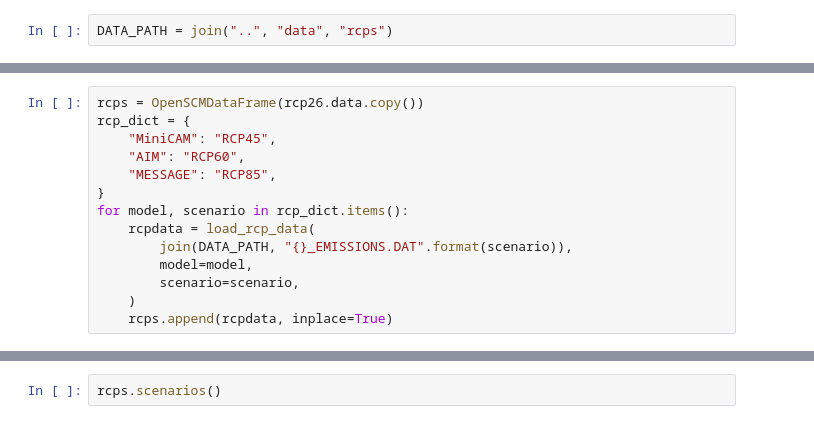
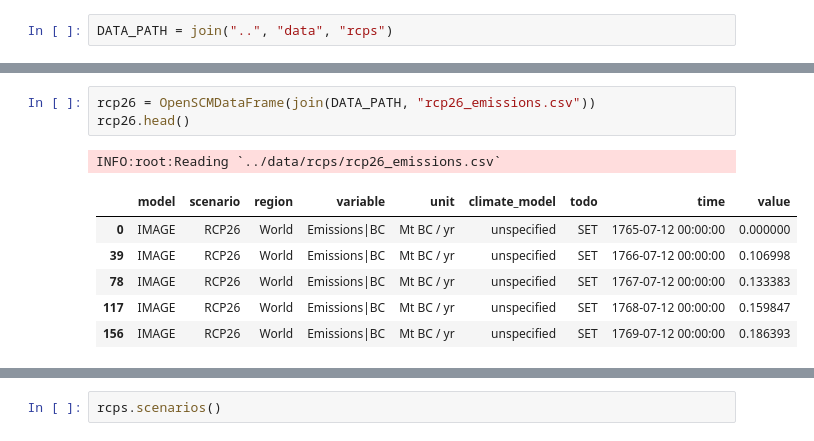
Before and after one commit to znicholls/openscm, a Jupyter notebook: notebooks/demo.ipynb, the cells around one changed output, grey strips where cells are left out. Saved outputs shown, nothing was run; the diff lists cells and outputs as text.

```diff
--- a/notebooks/demo.ipynb
+++ b/notebooks/demo.ipynb
@@ -44,14 +27,11 @@ rcp26.head()
-# %%
-rcps = OpenSCMDataFrame(rcp26.data.copy())
-rcp_dict = {
-    "MiniCAM": "RCP45",
-    "AIM": "RCP60",
-    "MESSAGE": "RCP85",
-}
-for model, scenario in rcp_dict.items():
-    rcpdata = load_rcp_data(
-        join(DATA_PATH, "{}_EMISSIONS.DAT".format(scenario)),
-        model=model,
-        scenario=scenario,
-    )
-    rcps.append(rcpdata, inplace=True)
+# %%
+rcp26 = OpenSCMDataFrame(join(DATA_PATH, "rcp26_emissions.csv"))
+rcp26.head()
+# %% [output]
+INFO:root:Reading `../data/rcps/rcp26_emissions.csv`
+|  | model | scenario | region | variable | unit | climate_model | todo | time | value |
+| 0 | IMAGE | RCP26 | World | Emissions|BC | Mt BC / yr | unspecified | SET | 1765-07-12 00:00:00 | 0.000000 |
+| 39 | IMAGE | RCP26 | World | Emissions|BC | Mt BC / yr | unspecified | SET | 1766-07-12 00:00:00 | 0.106998 |
+| 78 | IMAGE | RCP26 | World | Emissions|BC | Mt BC / yr | unspecified | SET | 1767-07-12 00:00:00 | 0.133383 |
+| 117 | IMAGE | RCP26 | World | Emissions|BC | Mt BC / yr | unspecified | SET | 1768-07-12 00:00:00 | 0.159847 |
+| 156 | IMAGE | RCP26 | World | Emissions|BC | Mt BC / yr | unspecified | SET | 1769-07-12 00:00:00 | 0.186393 |
```
Also changed, not shown: parts of 7 cells of this notebook, 2 other files.
